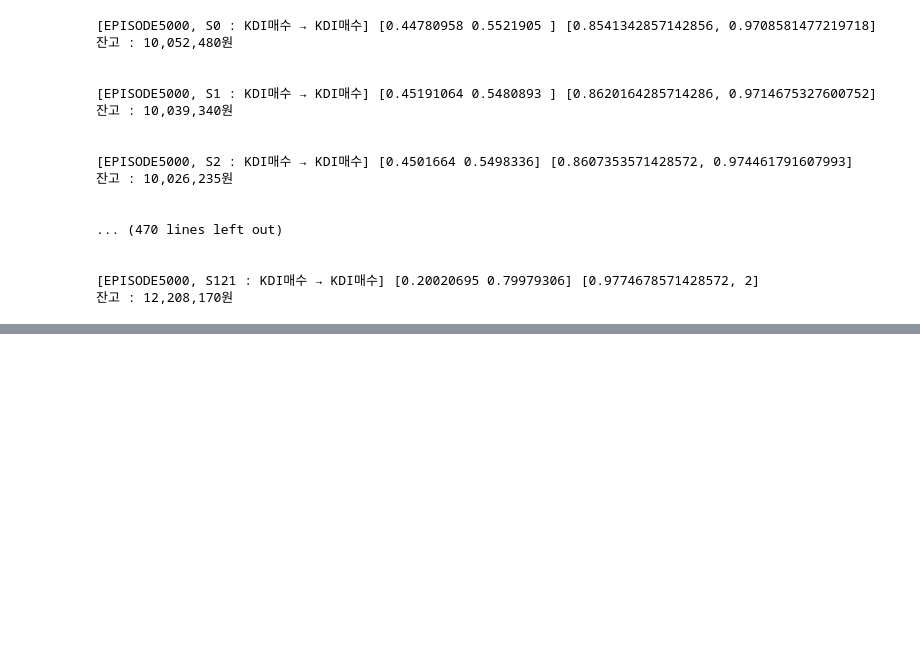
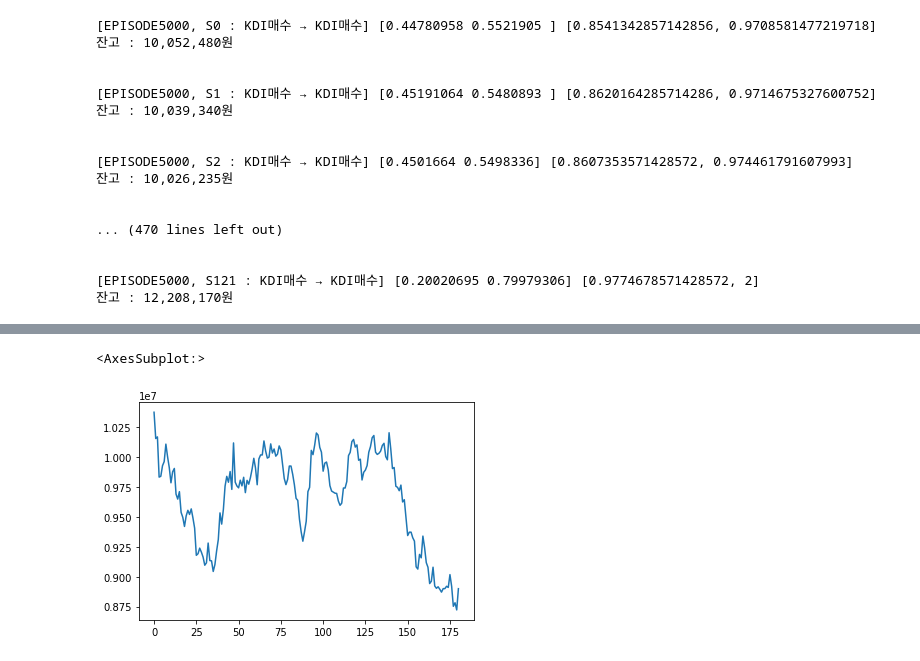
Before and after one commit to hrdkdh/reinforcement-learning, a Jupyter notebook: dqn_test_ver2.ipynb, the cells around one changed output, grey strips where cells are left out. Saved outputs shown, nothing was run; the diff lists cells and outputs as text; code cells hidden in the pictures; blank space fills up the shorter version.

```diff
--- a/dqn_test_ver2.ipynb
+++ b/dqn_test_ver2.ipynb
@@ -327,0 +330,12 @@ for episode in range(1, episodes+1):
+# %%
+#2020년 데이터로 추론해 본다.
+df_test = df_kospi.merge(df_kodex, how="right", on="date")
+df_test = df_test.merge(df_kodex_inv, how="left", on="date")
+df_test.dropna(inplace=True)
+df_test.sort_values("date", inplace=True)
+df_test.reset_index(drop=True, inplace=True)
+
+df_test["date"] = pd.to_datetime(df_test["date"])
+df_test = df_test[(df_test["date"] >= "2020-01-01") & (df_test["date"] <= "2020-12-31")]
+df_test.reset_index(drop=True, inplace=True)
+df_test
@@ -327,0 +356,18 @@ for episode in range(1, episodes+1):
+# %%
+state_list = []
+for idx in range(len(df_test)):
+    if idx > 59:
+        this_mat = df_test.iloc[idx-60:idx, 0:5].to_numpy()
+        for col_idx in range(1, this_mat.shape[1]):
+            this_arr = this_mat[:, col_idx]
+            max_val = max(this_arr)
+            min_val = min(this_arr)
+            for row_idx, val in enumerate(this_arr):
+                new_val = (val - min_val) / (max_val - min_val)
+                this_mat[row_idx, col_idx] = new_val
+        state_list.append(this_mat)
+
+state_list = np.array(state_list)
+state_list.shape
+
+#6개열 : date, KOSPI, KOSPI_START, KOSPI_HIGH, KOSPI_LOW, CAPITAL
@@ -327,0 +448,5 @@ for episode in range(1, episodes+1):
+# %%
+df_result["잔고"].plot()
+# %% [output]
+<AxesSubplot:>
+[figure, added]
```
Also changed, not shown: parts of 4 cells of this notebook.
